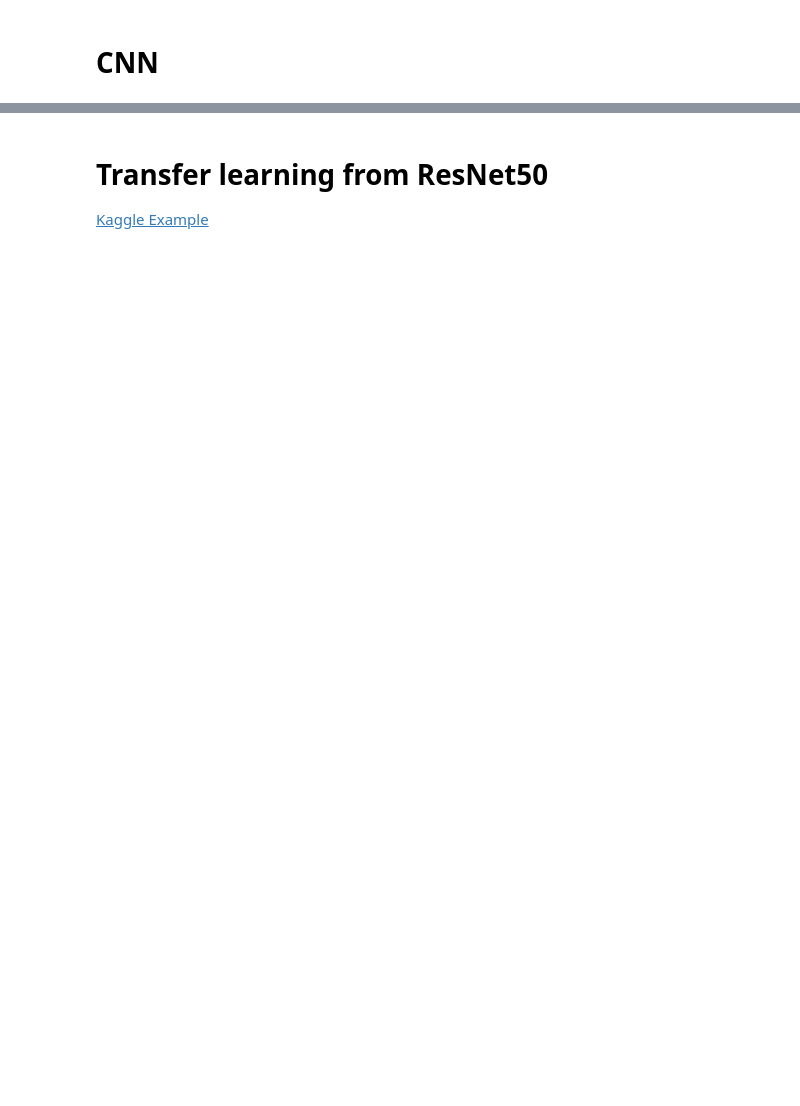
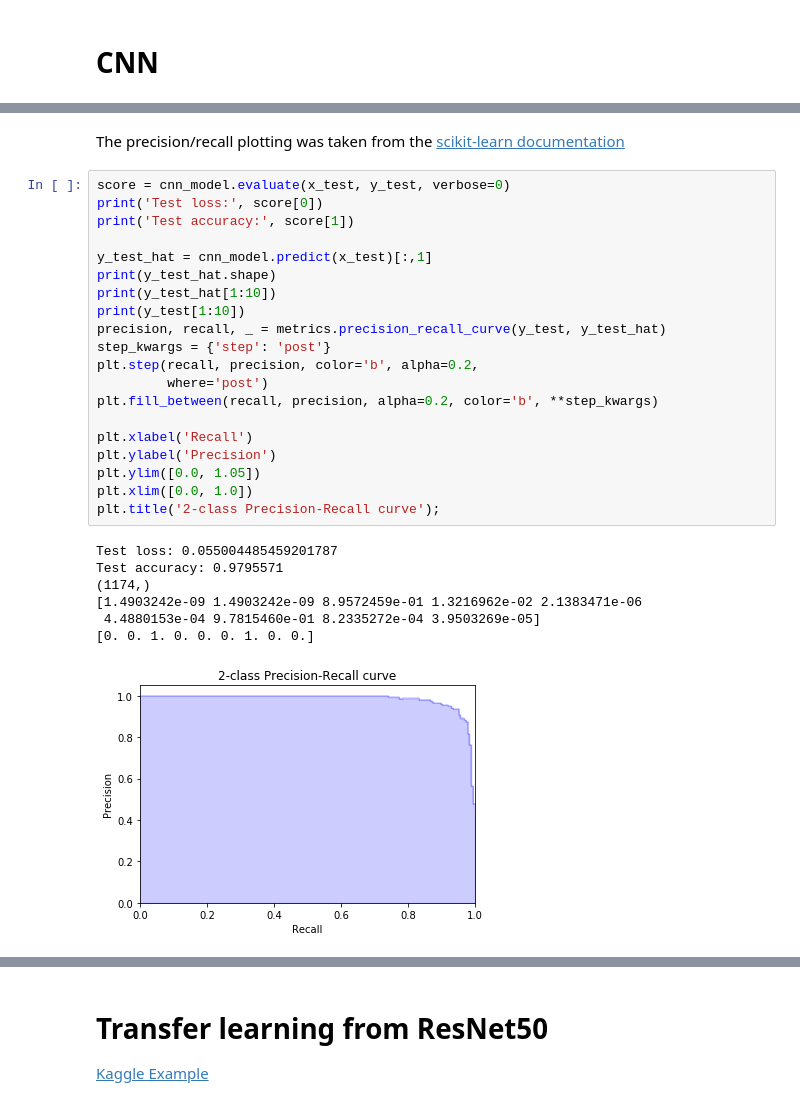
Before and after one commit to figa1993/ECE6254, a Jupyter notebook: Source/classify_chips.ipynb, the cells around one changed output, grey strips where cells are left out. Drawn from its saved outputs; the diff is of its cells as text; blank space fills up the shorter version.

```diff
--- a/Source/classify_chips.ipynb
+++ b/Source/classify_chips.ipynb
@@ -167 +182,31 @@ Test accuracy: 0.9366197
+# %% [markdown]
+The precision/recall plotting was taken from the [scikit-learn documentation](https://scikit-learn.org/stable/auto_examples/model_selection/plot_precision_recall.html)
+# %%
+score = cnn_model.evaluate(x_test, y_test, verbose=0)
+print('Test loss:', score[0])
+print('Test accuracy:', score[1])
+
+y_test_hat = cnn_model.predict(x_test)[:,1]
+print(y_test_hat.shape)
+print(y_test_hat[1:10])
+print(y_test[1:10])
+precision, recall, _ = metrics.precision_recall_curve(y_test, y_test_hat)
+step_kwargs = {'step': 'post'}
+plt.step(recall, precision, color='b', alpha=0.2,
+         where='post')
+plt.fill_between(recall, precision, alpha=0.2, color='b', **step_kwargs)
+
+plt.xlabel('Recall')
+plt.ylabel('Precision')
+plt.ylim([0.0, 1.05])
+plt.xlim([0.0, 1.0])
+plt.title('2-class Precision-Recall curve');
+# %% [output]
+Test loss: 0.055004485459201787
+Test accuracy: 0.9795571
+(1174,)
+[1.4903242e-09 1.4903242e-09 8.9572459e-01 1.3216962e-02 2.1383471e-06
+ 4.4880153e-04 9.7815460e-01 8.2335272e-04 3.9503269e-05]
+[0. 0. 1. 0. 0. 0. 1. 0. 0.]
+[figure, added]
 # %%
```
Also changed, not shown: parts of 17 cells of this notebook.
